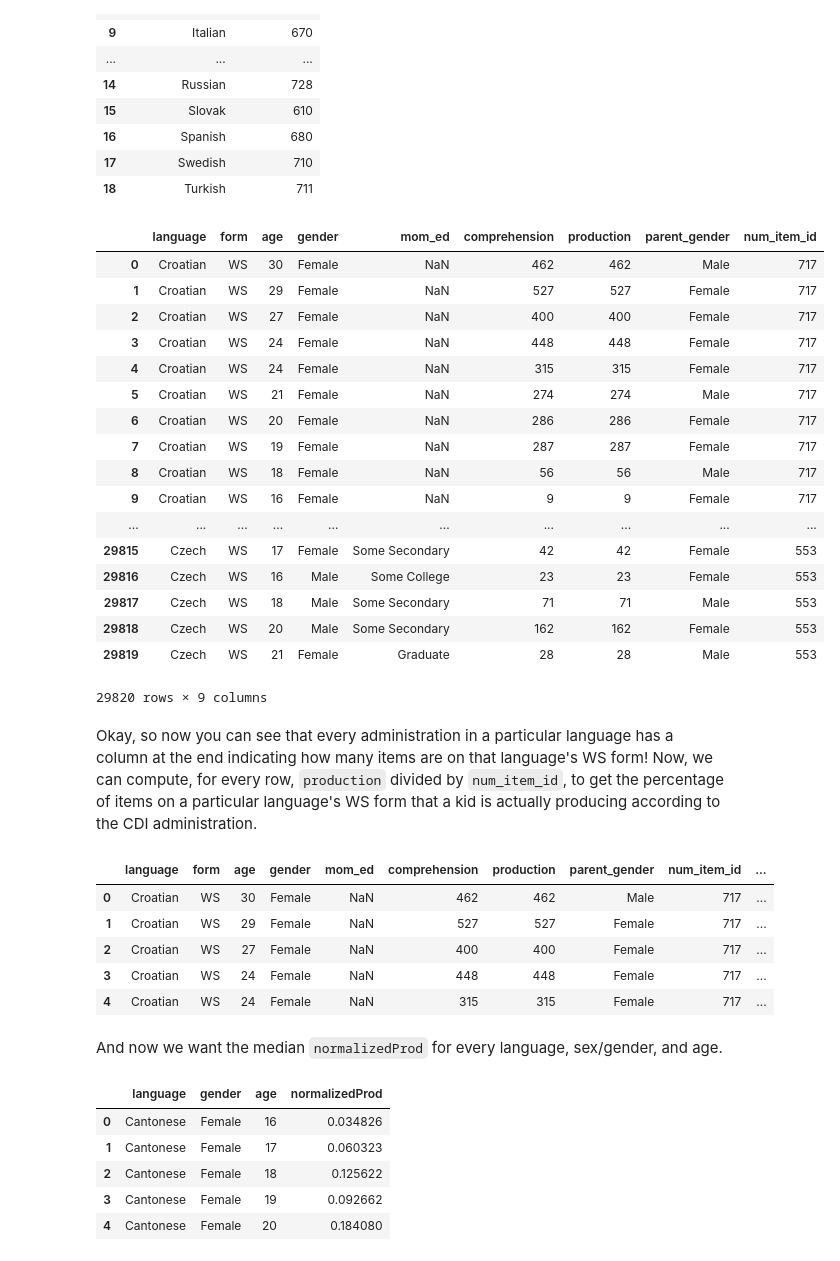
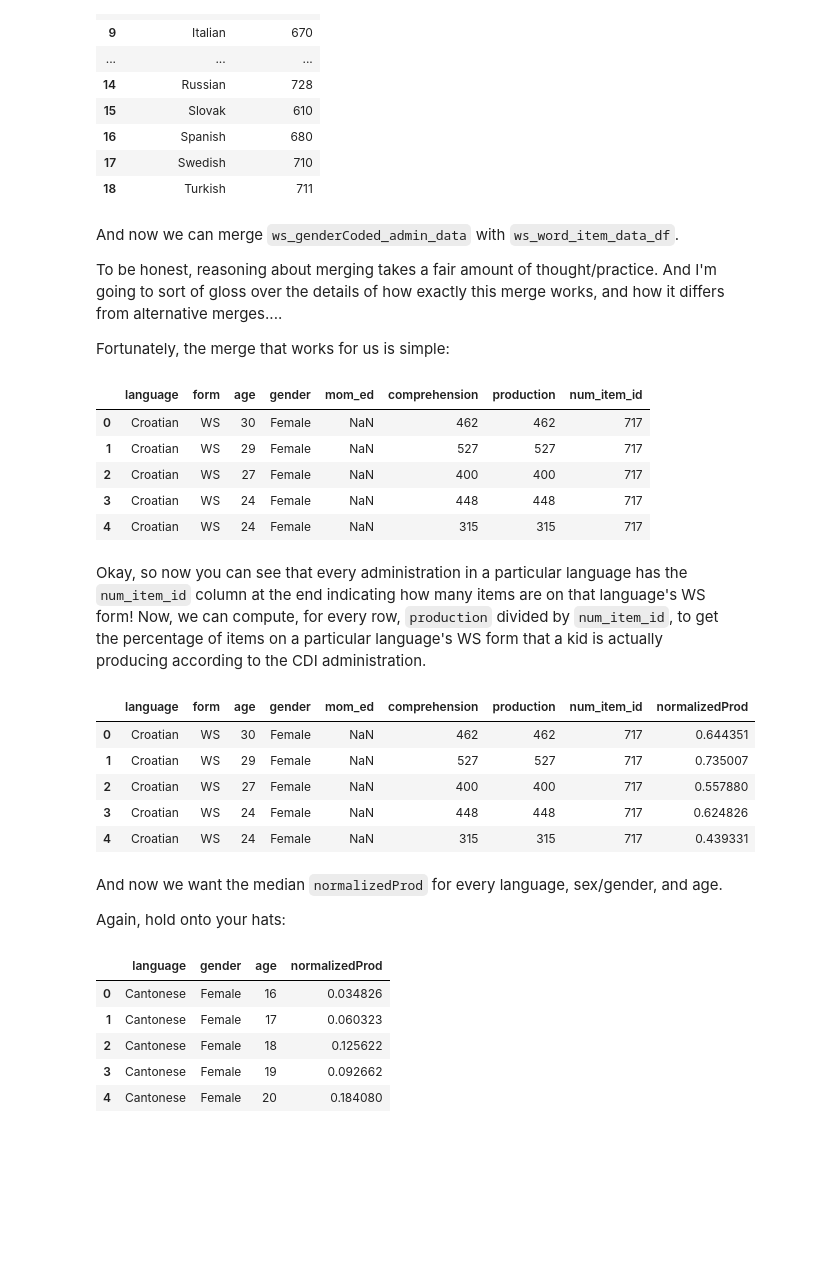
Before and after one commit to drussellmrichie/uconn_jterm_python_workshops, a Jupyter notebook: python-data-analysis/Python Data Analysis Tutorial.ipynb, the cells around one changed output. Drawn from its saved outputs; the diff is of its cells as text; code cells hidden in the pictures; blank space fills up the shorter version.

```diff
--- a/python-data-analysis/Python Data Analysis Tutorial.ipynb
+++ b/python-data-analysis/Python Data Analysis Tutorial.ipynb
@@ -1061,7 +1111,7 @@ all_languages_and_forms_item_data.head()
 # %% [markdown]
 Drop that column all the way on the left! (Sometimes you'll find reading/writing datatables gets you useless columns like that that you really don't want.)
 # %%
-all_languages_and_forms_item_data.drop('Unnamed: 0',axis=1,inplace=True)
+all_languages_and_forms_item_data.drop(labels='Unnamed: 0',axis=1,inplace=True)
 all_languages_and_forms_item_data.head()
 # %% [output]
 |  | item_id | definition | language | form | type | category | lexical_category | lexical_class | uni_lemma | ... |
@@ -1127,41 +1181,37 @@ ws_word_item_data_df
 | 16 | Spanish | 680 |
 | 17 | Swedish | 710 |
 | 18 | Turkish | 711 |
+# %% [markdown]
+And now we can merge `ws_genderCoded_admin_data` with `ws_word_item_data_df`.
+
+To be honest, reasoning about merging takes a fair amount of thought/practice. And I'm going to sort of gloss over the details of how exactly this merge works, and how it differs from alternative merges....
+
+Fortunately, the merge that works for us is simple:
 # %%
-ws_genderCoded_admin_data = ws_genderCoded_admin_data.merge(ws_word_item_data_df, how='left')
-ws_genderCoded_admin_data
+ws_genderCoded_admin_data = ws_genderCoded_admin_data.merge(ws_word_item_data_df)#, how='left')
+ws_genderCoded_admin_data.head()
 # %% [output]
-|  | language | form | age | gender | mom_ed | comprehension | production | parent_gender | num_item_id |
-| 0 | Croatian | WS | 30 | Female | NaN | 462 | 462 | Male | 717 |
-| 1 | Croatian | WS | 29 | Female | NaN | 527 | 527 | Female | 717 |
-| 2 | Croatian | WS | 27 | Female | NaN | 400 | 400 | Female | 717 |
-| 3 | Croatian | WS | 24 | Female | NaN | 448 | 448 | Female | 717 |
-| 4 | Croatian | WS | 24 | Female | NaN | 315 | 315 | Female | 717 |
-| 5 | Croatian | WS | 21 | Female | NaN | 274 | 274 | Male | 717 |
-| 6 | Croatian | WS | 20 | Female | NaN | 286 | 286 | Female | 717 |
-| 7 | Croatian | WS | 19 | Female | NaN | 287 | 287 | Female | 717 |
-| 8 | Croatian | WS | 18 | Female | NaN | 56 | 56 | Male | 717 |
-| 9 | Croatian | WS | 16 | Female | NaN | 9 | 9 | Female | 717 |
-| ... | ... | ... | ... | ... | ... | ... | ... | ... | ... |
-| 29815 | Czech | WS | 17 | Female | Some Secondary | 42 | 42 | Female | 553 |
-| 29816 | Czech | WS | 16 | Male | Some College | 23 | 23 | Female | 553 |
-| 29817 | Czech | WS | 18 | Male | Some Secondary | 71 | 71 | Male | 553 |
-| 29818 | Czech | WS | 20 | Male | Some Secondary | 162 | 162 | Female | 553 |
-| 29819 | Czech | WS | 21 | Female | Graduate | 28 | 28 | Male | 553 |
+|  | language | form | age | gender | mom_ed | comprehension | production | num_item_id |
+| 0 | Croatian | WS | 30 | Female | NaN | 462 | 462 | 717 |
+| 1 | Croatian | WS | 29 | Female | NaN | 527 | 527 | 717 |
+| 2 | Croatian | WS | 27 | Female | NaN | 400 | 400 | 717 |
+| 3 | Croatian | WS | 24 | Female | NaN | 448 | 448 | 717 |
+| 4 | Croatian | WS | 24 | Female | NaN | 315 | 315 | 717 |
-29820 rows × 9 columns
 # %% [markdown]
-Okay, so now you can see that every administration in a particular language has a column at the end indicating how many items are on that language's WS form! Now, we can compute, for every row, `production` divided by `num_item_id`, to get the percentage of items on a particular language's WS form that a kid is actually producing according to the CDI administration.
+Okay, so now you can see that every administration in a particular language has the `num_item_id` column at the end indicating how many items are on that language's WS form! Now, we can compute, for every row, `production` divided by `num_item_id`, to get the percentage of items on a particular language's WS form that a kid is actually producing according to the CDI administration.
 # %%
 ws_genderCoded_admin_data['normalizedProd'] = ws_genderCoded_admin_data['production'] \
                                             / ws_genderCoded_admin_data['num_item_id']
 ws_genderCoded_admin_data.head()
 # %% [output]
-|  | language | form | age | gender | mom_ed | comprehension | production | parent_gender | num_item_id | ... |
-| 0 | Croatian | WS | 30 | Female | NaN | 462 | 462 | Male | 717 | ... |
-| 1 | Croatian | WS | 29 | Female | NaN | 527 | 527 | Female | 717 | ... |
-| 2 | Croatian | WS | 27 | Female | NaN | 400 | 400 | Female | 717 | ... |
-| 3 | Croatian | WS | 24 | Female | NaN | 448 | 448 | Female | 717 | ... |
-| 4 | Croatian | WS | 24 | Female | NaN | 315 | 315 | Female | 717 | ... |
+|  | language | form | age | gender | mom_ed | comprehension | production | num_item_id | normalizedProd |
+| 0 | Croatian | WS | 30 | Female | NaN | 462 | 462 | 717 | 0.644351 |
+| 1 | Croatian | WS | 29 | Female | NaN | 527 | 527 | 717 | 0.735007 |
+| 2 | Croatian | WS | 27 | Female | NaN | 400 | 400 | 717 | 0.557880 |
+| 3 | Croatian | WS | 24 | Female | NaN | 448 | 448 | 717 | 0.624826 |
+| 4 | Croatian | WS | 24 | Female | NaN | 315 | 315 | 717 | 0.439331 |
 # %% [markdown]
 And now we want the median `normalizedProd` for every language, sex/gender, and age.
+
+Again, hold onto your hats:
 # %%
```
Also changed, not shown: parts of 84 cells of this notebook.
